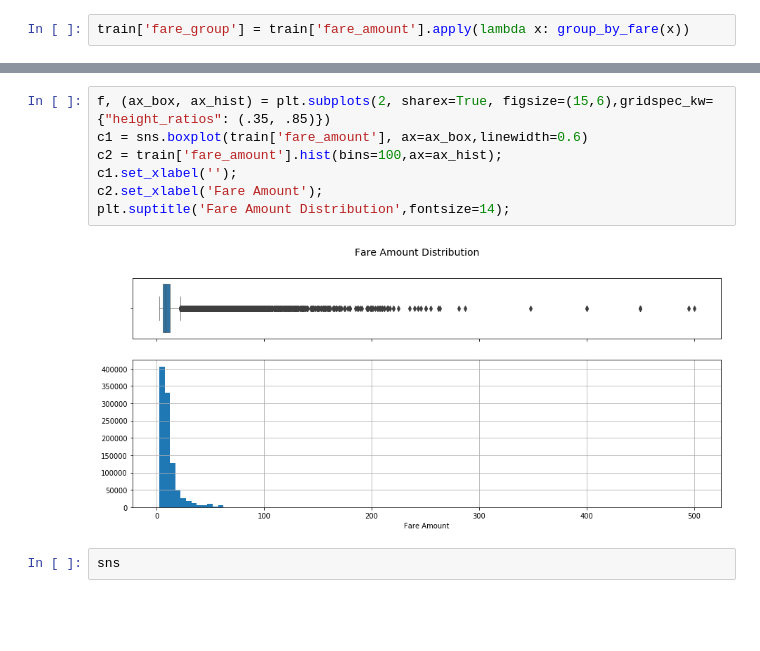
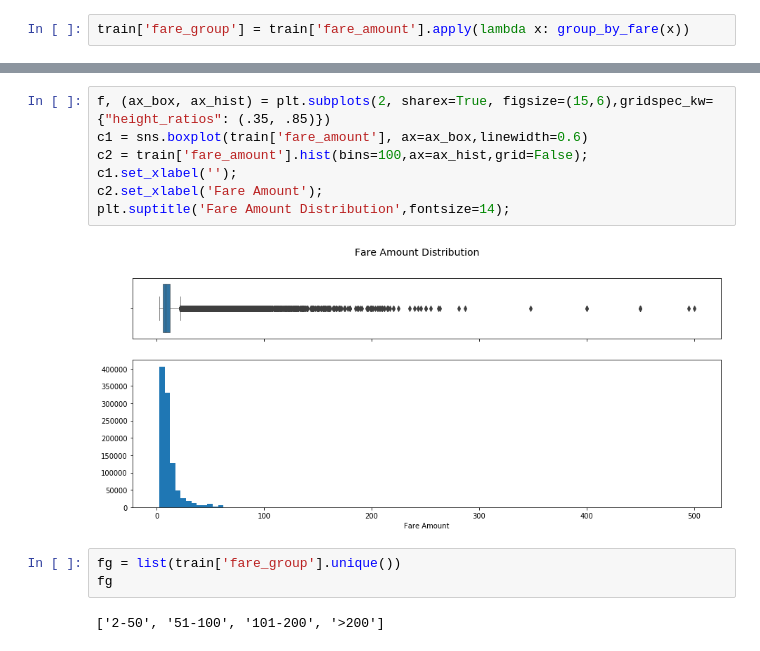
Before and after one commit to JakubPluta/EDA-ML, a Jupyter notebook: New York City - EDA of Taxi Fare.ipynb, the cells around one changed output, grey strips where cells are left out. Saved outputs shown, nothing was run; the diff lists cells and outputs as text; blank space fills up the shorter version.

```diff
--- a/New York City - EDA of Taxi Fare.ipynb
+++ b/New York City - EDA of Taxi Fare.ipynb
@@ -96,11 +97,14 @@ train.shape
 # %%
 f, (ax_box, ax_hist) = plt.subplots(2, sharex=True, figsize=(15,6),gridspec_kw={"height_ratios": (.35, .85)})
 c1 = sns.boxplot(train['fare_amount'], ax=ax_box,linewidth=0.6)
-c2 = train['fare_amount'].hist(bins=100,ax=ax_hist);
+c2 = train['fare_amount'].hist(bins=100,ax=ax_hist,grid=False);
 c1.set_xlabel('');
 c2.set_xlabel('Fare Amount');
 plt.suptitle('Fare Amount Distribution',fontsize=14);
 # %% [output]
-[figure, old version]
+[figure, new version]
-# %%
-sns
+# %%
+fg = list(train['fare_group'].unique())
+fg
+# %% [output]
+['2-50', '51-100', '101-200', '>200']
```
Also changed, not shown: parts of 8 cells of this notebook.
